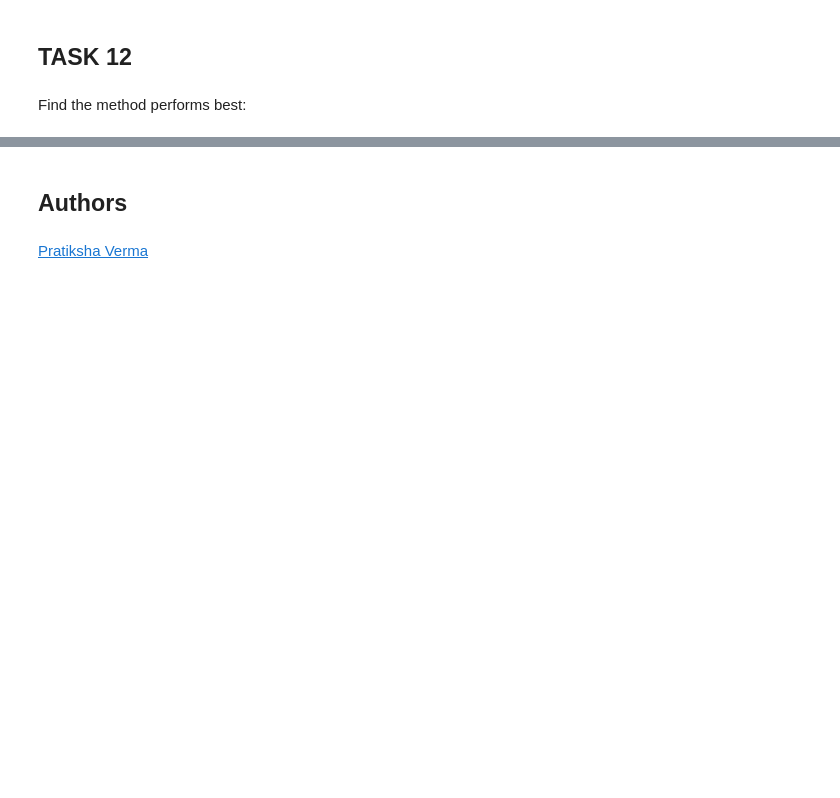
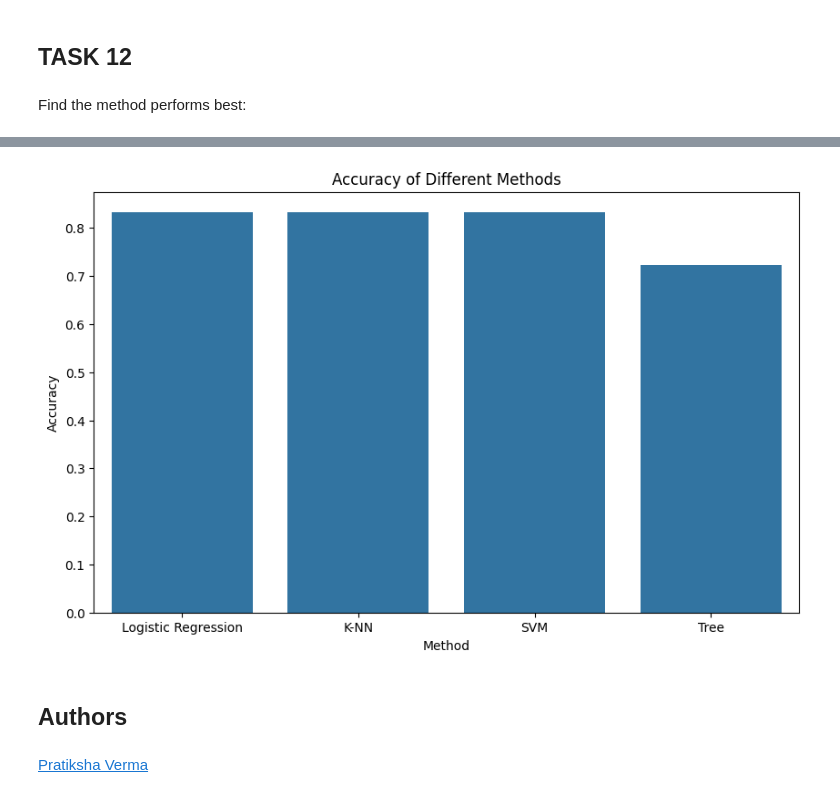
Before and after one commit to claquettes-sandales/DataScience_Capstone, a Jupyter notebook: Week4/SpaceX_Machine_Learning_Prediction_Part_5.jupyterlite.ipynb, the cells around one changed output, grey strips where cells are left out. Saved outputs shown, nothing was run; the diff lists cells and outputs as text; code cells hidden in the pictures; blank space fills up the shorter version.

```diff
--- a/Week4/SpaceX_Machine_Learning_Prediction_Part_5.jupyterlite.ipynb
+++ b/Week4/SpaceX_Machine_Learning_Prediction_Part_5.jupyterlite.ipynb
@@ -383,3 +383,26 @@ Tree 0.8888888888888888
+# %%
+# Accuracy scores from the image
+data = {
+    'Method': ['Logistic Regression', 'K-NN', 'SVM', 'Tree'],
+    'Accuracy': [accuracy, knn_accuracy, svm_accuracy,tree_accuracy]
+}
+
+# Create DataFrame
+df = pd.DataFrame(data)
+
+# Create the bar plot
+plt.figure(figsize=(10, 6))
+sns.barplot(x='Method', y='Accuracy', data=df)
+
+# Add title and labels
+plt.title('Accuracy of Different Methods')
+plt.xlabel('Method')
+plt.ylabel('Accuracy')
+
+# Show plot
+plt.show()
+# %% [output]
+[figure, added]
 # %% [markdown]
 ## Authors
 # %% [markdown]
```
Also changed, not shown: parts of 5 cells of this notebook, 3 other files.
